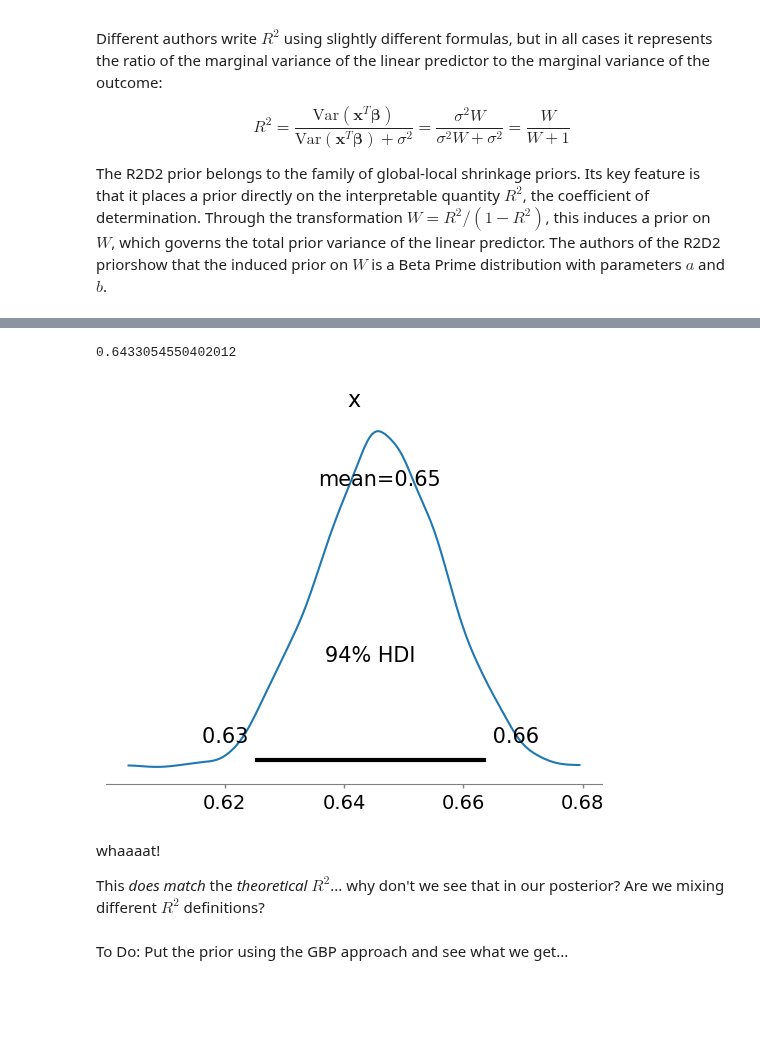
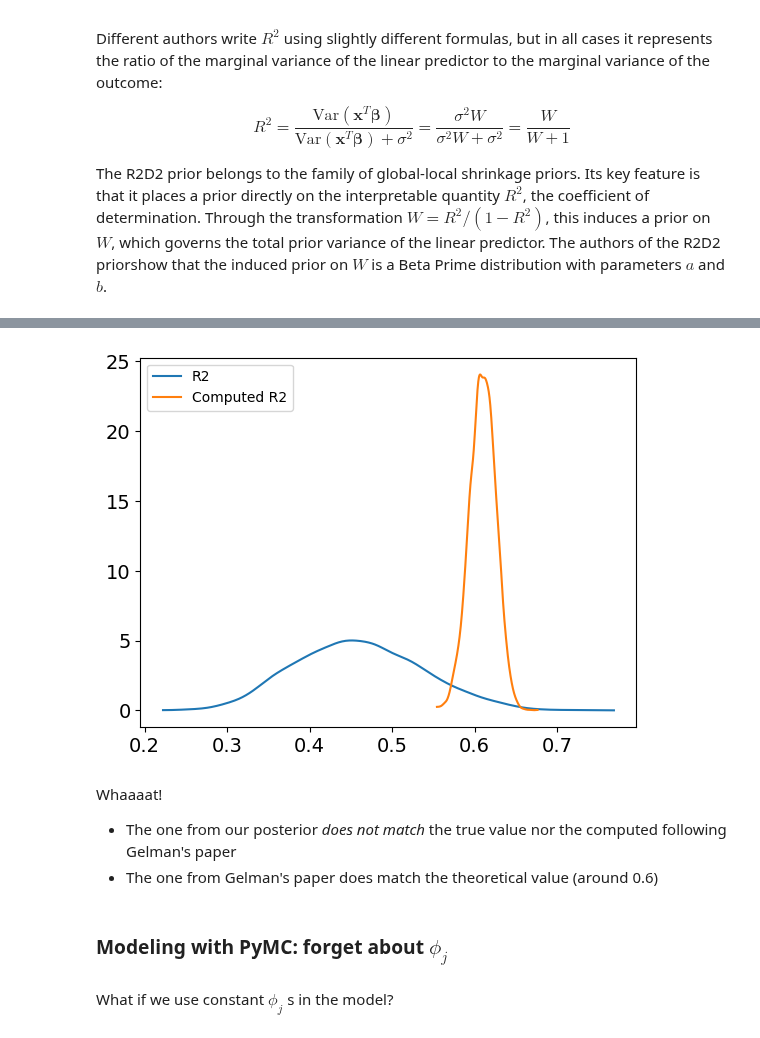
Before and after one commit to tomicapretto/tomicapretto.github.io, a Jupyter notebook: posts/2025-11-19_r2d2glmm-python/index.ipynb, the cells around one changed output, grey strips where cells are left out. Drawn from its saved outputs; the diff is of its cells as text; code cells hidden in the pictures; blank space fills up the shorter version.

```diff
--- a/posts/2025-11-19_r2d2glmm-python/index.ipynb
+++ b/posts/2025-11-19_r2d2glmm-python/index.ipynb
@@ -136,5 +159,5 @@ model_1.to_graphviz()
 # %%
 with model_1:
-    idata_1 = pm.sample(draws=1000, target_accept=0.99)
+    idata_1.extend(pm.sample(draws=2000, target_accept=0.99, random_seed=1234))
 # %% [output]
 Initializing NUTS using jitter+adapt_diag...
@@ -155,3 +169,0 @@ az.plot_posterior(idata_1, var_names=["sigma_squared", "R2", "W"]);
-# %%
-with model_1:
-    idata_1.extend(pm.sample_posterior_predictive(idata_1))
@@ -171,17 +170,14 @@ $$
-# %%
-var_fit = idata_1.posterior["mu"].mean(("chain", "draw")).var().item()
-var_res = idata_1.posterior["sigma_squared"].mean().item()
-var_fit / (var_fit + var_res)
-# %% [output]
-0.6433054550402012
-# %%
-r2_posterior = (idata_1.posterior["mu"].var("__obs__") / (idata_1.posterior["mu"].var("__obs__") + idata_1.posterior["sigma_squared"]))
-az.plot_posterior(r2_posterior);
-# %% [output]
-[figure, removed]
-# %% [markdown]
-whaaaat!
-
-This _does match_ the _theoretical_ $R^2$... why don't we see that in our posterior? Are we mixing different $R^2$ definitions?
+# %%
+ax = az.plot_dist(idata_1.posterior["R2"], label="R2")
+az.plot_dist(compute_r2(idata_1.posterior["mu"], idata_1.posterior["sigma_squared"]), color="C1", label="Computed R2", ax=ax);
+# %% [output]
+[figure, added]
+# %% [markdown]
+Whaaaat!
+
+* The one from our posterior _does not match_ the true value nor the computed following Gelman's paper
+* The one from Gelman's paper does match the theoretical value (around 0.6)
+# %% [markdown]
+### Modeling with PyMC: forget about $\phi_j$
 # %% [markdown]
-To Do: Put the prior using the GBP approach and see what we get...
+What if we use constant $\phi_j$ s in the model?
```
Also changed, not shown: parts of 30 cells of this notebook.
